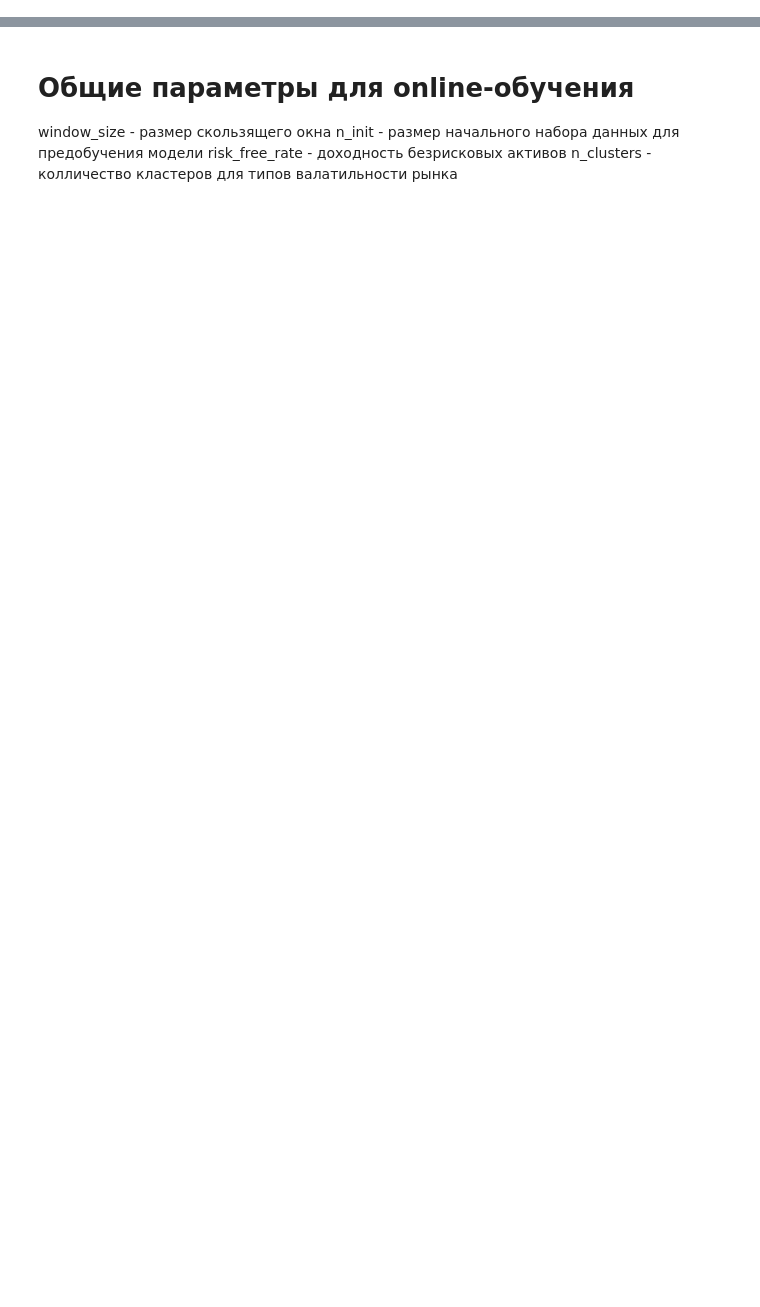
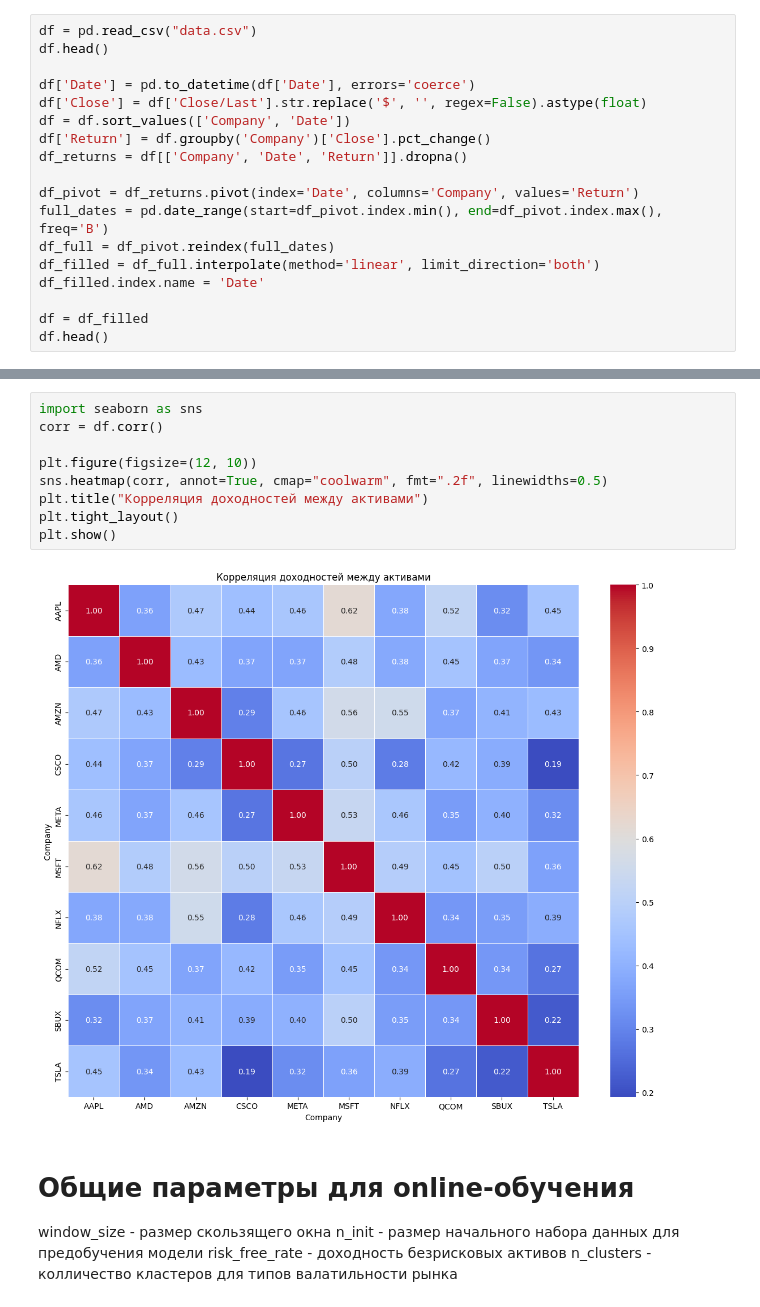
Before and after one commit to lekseyz/term_paper, a Jupyter notebook: work.ipynb, the cells around one changed output, grey strips where cells are left out. Cells and saved outputs as stored; diff of their text form; blank space fills up the shorter version.

```diff
--- a/work.ipynb
+++ b/work.ipynb
@@ -30,0 +14,18 @@ dates = pd.to_datetime(df['date']).values[:len(returns)]
+# %%
+df = pd.read_csv("data.csv")
+df.head()
+
+df['Date'] = pd.to_datetime(df['Date'], errors='coerce')
+df['Close'] = df['Close/Last'].str.replace('$', '', regex=False).astype(float)
+df = df.sort_values(['Company', 'Date'])
+df['Return'] = df.groupby('Company')['Close'].pct_change()
+df_returns = df[['Company', 'Date', 'Return']].dropna()
+
+df_pivot = df_returns.pivot(index='Date', columns='Company', values='Return')
+full_dates = pd.date_range(start=df_pivot.index.min(), end=df_pivot.index.max(), freq='B')
+df_full = df_pivot.reindex(full_dates)
+df_filled = df_full.interpolate(method='linear', limit_direction='both')
+df_filled.index.name = 'Date'
+
+df = df_filled
+df.head()
@@ -31,3 +40,14 @@ dates = pd.to_datetime(df['date']).values[:len(returns)]
+# %%
+import seaborn as sns
+corr = df.corr()
+
+plt.figure(figsize=(12, 10))
+sns.heatmap(corr, annot=True, cmap="coolwarm", fmt=".2f", linewidths=0.5)
+plt.title("Корреляция доходностей между активами")
+plt.tight_layout()
+plt.show()
+# %% [output]
+[figure, added]
 # %% [markdown]
 # Общие параметры для online-обучения
 window_size    - размер скользящего окна
```
Also changed, not shown: parts of 41 cells of this notebook.
